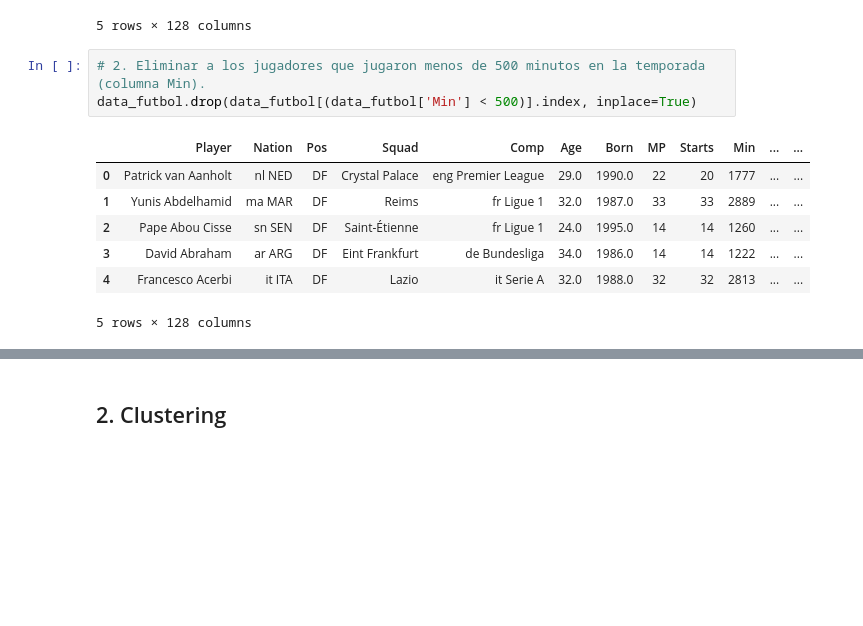
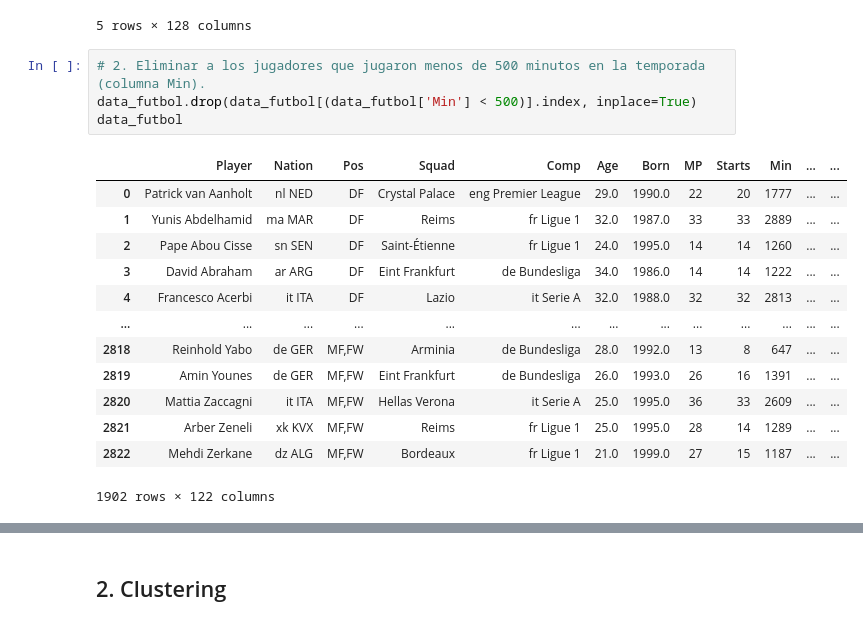
Before and after one commit to joacokoif/tp2_fulbo_ldd, a Jupyter notebook: tp2_LDD_Futbol_Analytics.ipynb, the cells around one changed output, grey strips where cells are left out. Cells and saved outputs as stored; diff of their text form; blank space fills up the shorter version.

```diff
--- a/tp2_LDD_Futbol_Analytics.ipynb
+++ b/tp2_LDD_Futbol_Analytics.ipynb
@@ -28,12 +28,19 @@ data_futbol.head()
 # %%
 # 2. Eliminar a los jugadores que jugaron menos de 500 minutos en la temporada (columna Min).
 data_futbol.drop(data_futbol[(data_futbol['Min'] < 500)].index, inplace=True)
+data_futbol
 # %% [output]
 |  | Player | Nation | Pos | Squad | Comp | Age | Born | MP | Starts | Min | ... | ... |
 | 0 | Patrick van Aanholt | nl NED | DF | Crystal Palace | eng Premier League | 29.0 | 1990.0 | 22 | 20 | 1777 | ... | ... |
 | 1 | Yunis Abdelhamid | ma MAR | DF | Reims | fr Ligue 1 | 32.0 | 1987.0 | 33 | 33 | 2889 | ... | ... |
 | 2 | Pape Abou Cisse | sn SEN | DF | Saint-Étienne | fr Ligue 1 | 24.0 | 1995.0 | 14 | 14 | 1260 | ... | ... |
 | 3 | David Abraham | ar ARG | DF | Eint Frankfurt | de Bundesliga | 34.0 | 1986.0 | 14 | 14 | 1222 | ... | ... |
 | 4 | Francesco Acerbi | it ITA | DF | Lazio | it Serie A | 32.0 | 1988.0 | 32 | 32 | 2813 | ... | ... |
+| ... | ... | ... | ... | ... | ... | ... | ... | ... | ... | ... | ... | ... |
+| 2818 | Reinhold Yabo | de GER | MF,FW | Arminia | de Bundesliga | 28.0 | 1992.0 | 13 | 8 | 647 | ... | ... |
+| 2819 | Amin Younes | de GER | MF,FW | Eint Frankfurt | de Bundesliga | 26.0 | 1993.0 | 26 | 16 | 1391 | ... | ... |
+| 2820 | Mattia Zaccagni | it ITA | MF,FW | Hellas Verona | it Serie A | 25.0 | 1995.0 | 36 | 33 | 2609 | ... | ... |
+| 2821 | Arber Zeneli | xk KVX | MF,FW | Reims | fr Ligue 1 | 25.0 | 1995.0 | 28 | 14 | 1289 | ... | ... |
+| 2822 | Mehdi Zerkane | dz ALG | MF,FW | Bordeaux | fr Ligue 1 | 21.0 | 1999.0 | 27 | 15 | 1187 | ... | ... |
-5 rows × 128 columns
+1902 rows × 122 columns
 # %%
```
Also changed, not shown: parts of 14 cells of this notebook.
